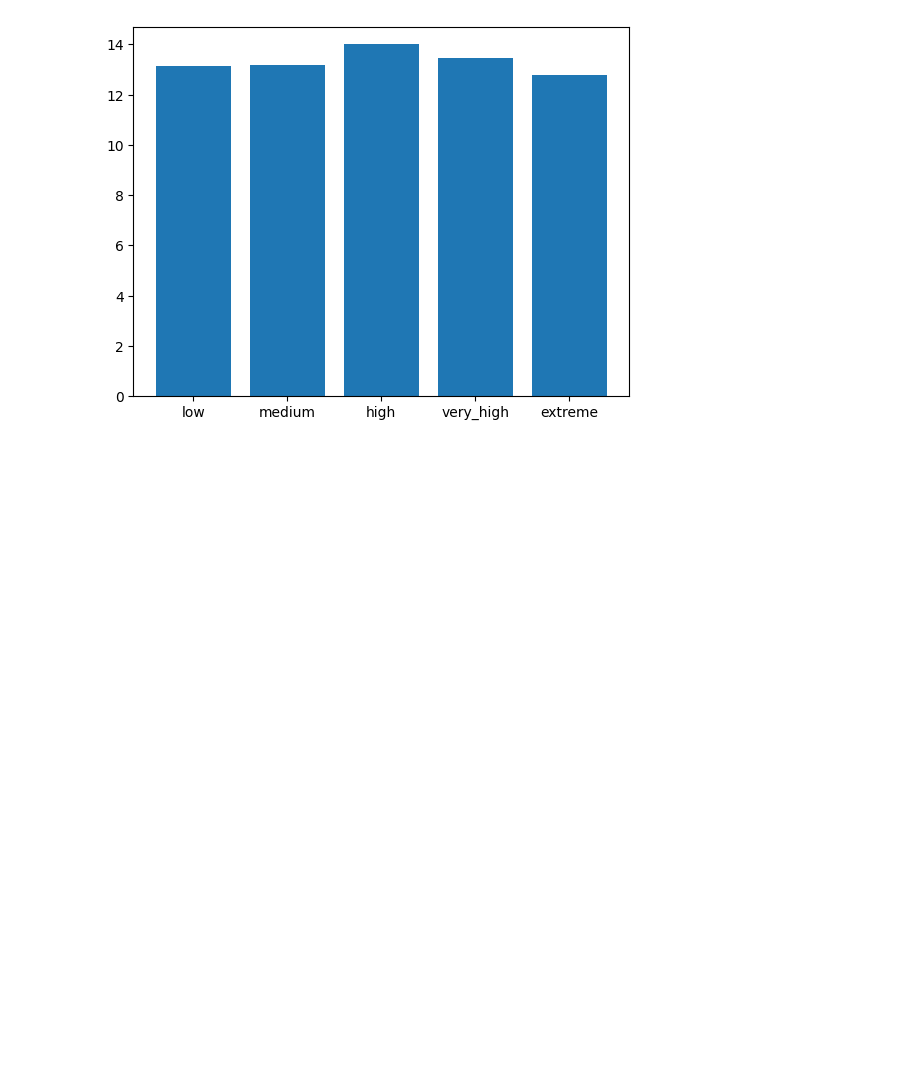
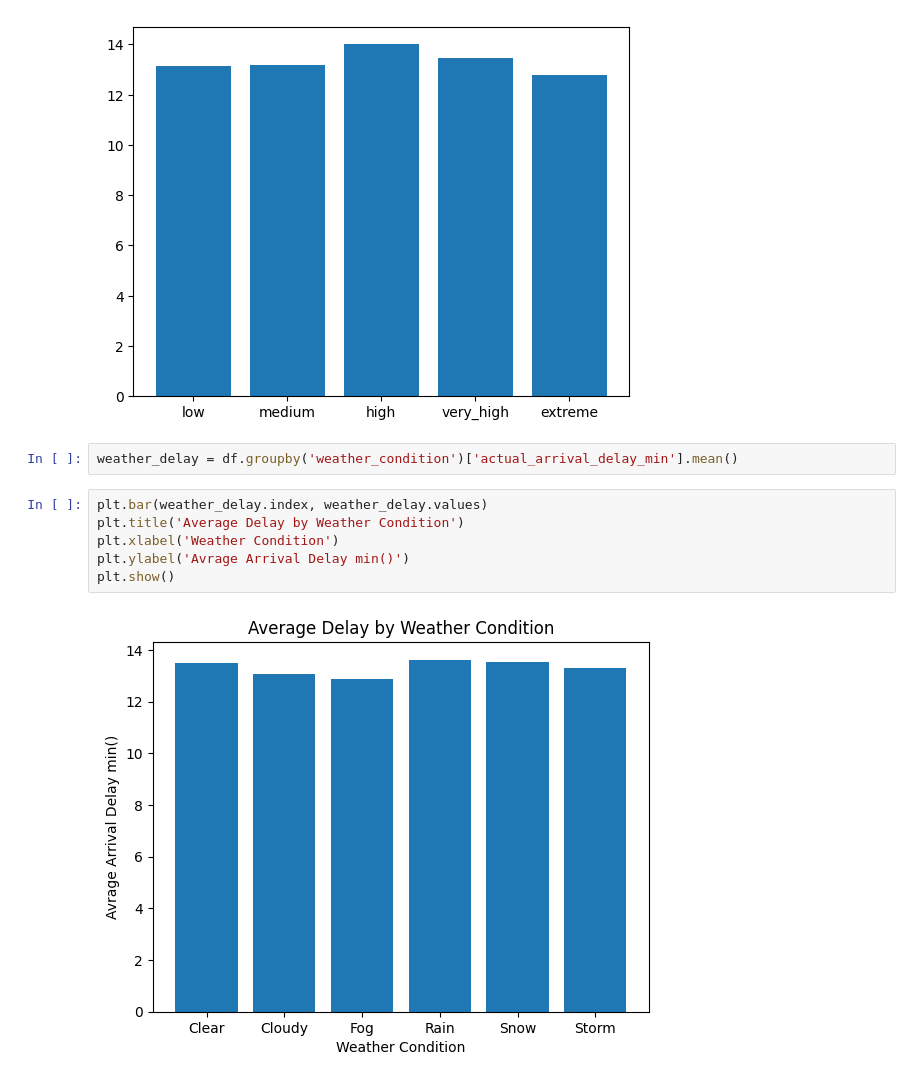
Before and after one commit to Prakalp-74/Public_Transport_delay, a Jupyter notebook: public.ipynb, the cells around one changed output. Cells and saved outputs as stored; diff of their text form; blank space fills up the shorter version.

Commit message:
Analysing Weather condition delays by bar chart

```diff
--- a/public.ipynb
+++ b/public.ipynb
@@ -295,3 +295,13 @@ plt.bar(avg_delay.index, avg_delay.values)
 # %% [output]
 <BarContainer object of 5 artists>
 [figure]
+# %%
+weather_delay = df.groupby('weather_condition')['actual_arrival_delay_min'].mean()
+# %%
+plt.bar(weather_delay.index, weather_delay.values)
+plt.title('Average Delay by Weather Condition')
+plt.xlabel('Weather Condition')
+plt.ylabel('Avrage Arrival Delay min()')
+plt.show()
+# %% [output]
+[figure, added]
```
